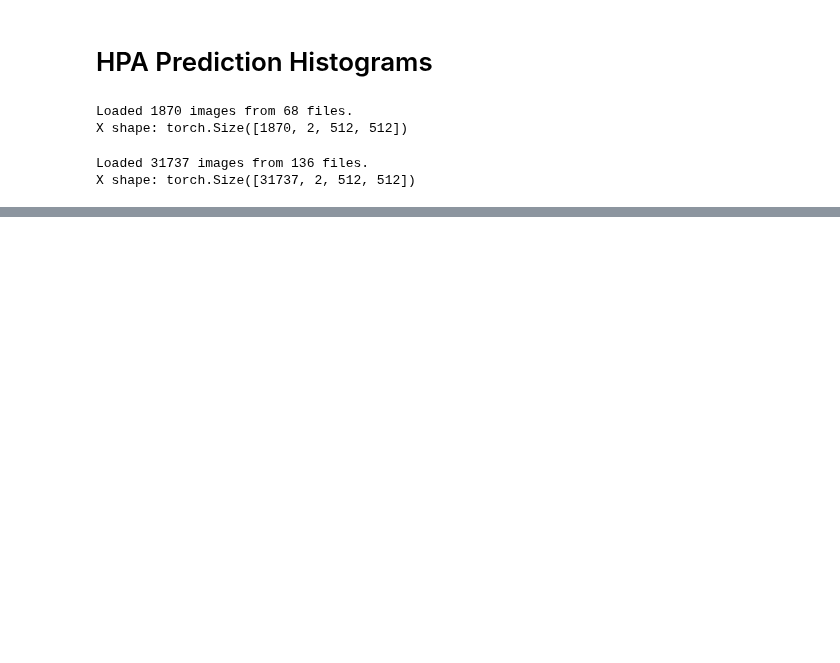
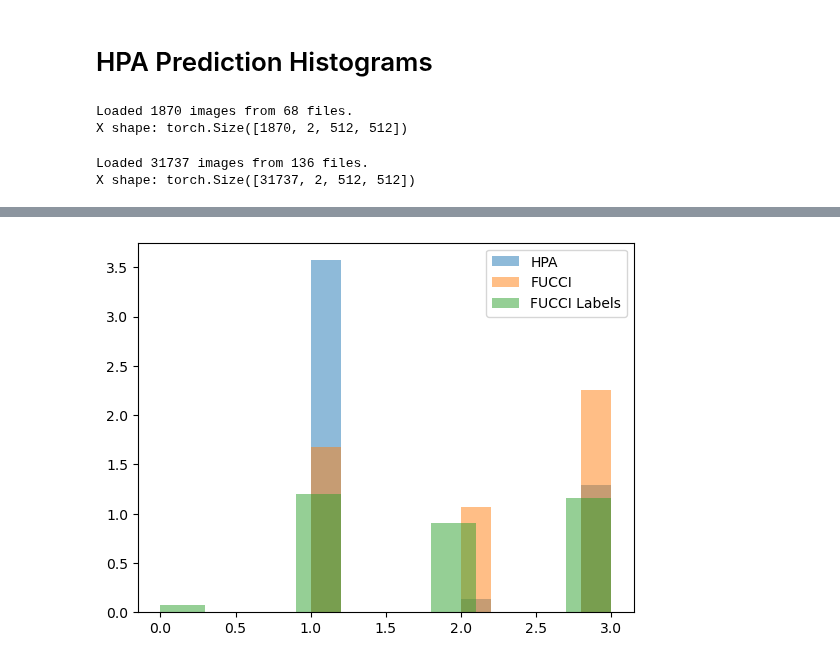
Before and after one commit to ishan-gaur/HPA_CC, a Jupyter notebook: scripts/hpa_eval_conv.ipynb, the cells around one changed output, grey strips where cells are left out. Drawn from its saved outputs; the diff is of its cells as text; code cells hidden in the pictures; blank space fills up the shorter version.

```diff
--- a/scripts/hpa_eval_conv.ipynb
+++ b/scripts/hpa_eval_conv.ipynb
@@ -294,0 +290,9 @@ plt.show()
+# %%
+plt.clf()
+plt.hist(h_phase_preds, density=True, alpha=0.5, label="HPA")
+plt.hist(f_phase_preds, density=True, alpha=0.5, label="FUCCI")
+plt.hist(f_phase, density=True, alpha=0.5, label="FUCCI Labels")
+plt.legend()
+plt.show()
+# %% [output]
+[figure, added]
```
Also changed, not shown: parts of 29 cells of this notebook, 6 other files.
